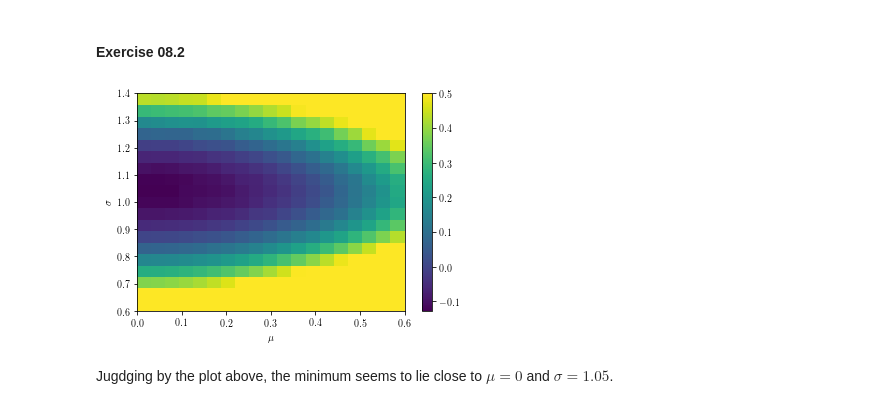
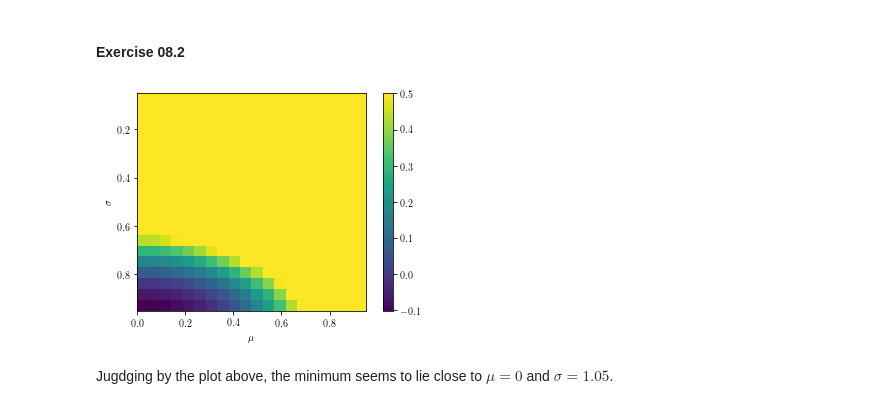
Before and after one commit to phaerrax/lab-simulazione-numerica, a Jupyter notebook: exercise08/exercise08.ipynb, the cells around one changed output. Saved outputs shown, nothing was run; the diff lists cells and outputs as text; code cells hidden in the pictures.

```diff
--- a/exercise08/exercise08.ipynb
+++ b/exercise08/exercise08.ipynb
@@ -51,22 +27,25 @@ for (i_m, m) in enumerate(mu):
 # %%
-# A colour plot to visualise the results of the simulations
-# above.
+prefix = "exercise08-2/"
+mu, sigma, energy_avg, energy_err = np.loadtxt(prefix + "grid.dat", unpack = True)
+
+N = int(np.sqrt(len(mu)))
+grid = energy_avg.reshape((N, N)).T
+
 # In order to see the minimum more easily, and knowing it
 # is negative, I will clip the values in 'data', keeping
 # only those below 0.5.
-data = data.clip(None, 0.5)
+grid = grid.clip(None, 0.5)
 
 fig, axes = plt.subplots()
-im = plt.pcolor(mu, sigma, data.T)
-# matplotlib treats the [i,j] indices as the y and x variables,
-# respectively. In order to plot the array in a plot which is
-# not horribly confusing, I take the transpose of the array.
+im = plt.imshow(grid, extent = (mu.min(), mu.max(), sigma.max(), sigma.min()),
+           interpolation = "nearest")
+
 axes.set_xlabel(r"$\mu$")
 axes.set_ylabel(r"$\sigma$")
 fig.colorbar(im)
 plt.show()
 # %% [output]
-[figure, old version]
+[figure, new version]
 # %% [markdown]
 Jugdging by the plot above, the minimum seems to lie close to $\mu=0$ and $\sigma=1.05$.
 # %%
```
Also changed, not shown: parts of 1 cell of this notebook, 2 other files.
